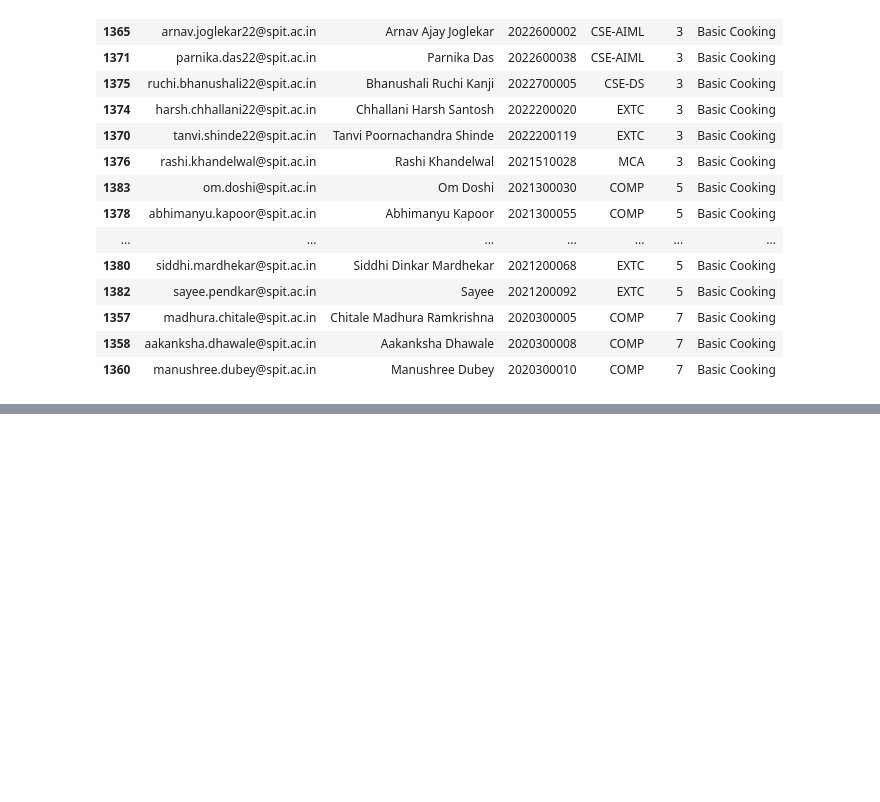
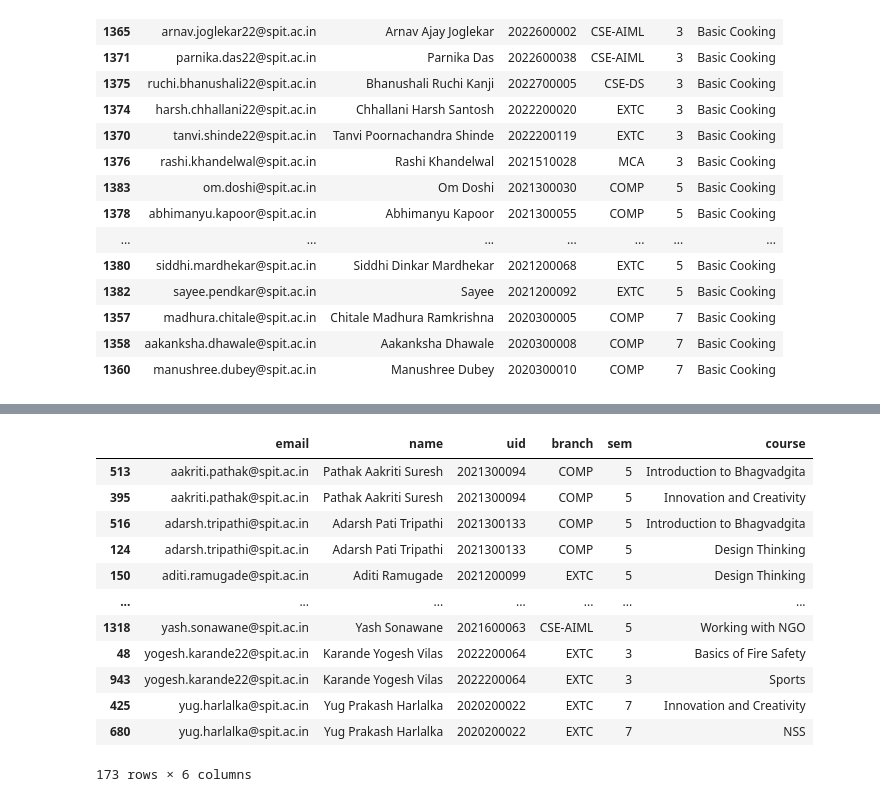
Before and after one commit to Hitstar53/SEVA-SATVA-Course-Analyzer, a Jupyter notebook: preprocessing/preprocessing-sheet3.ipynb, the cells around one changed output, grey strips where cells are left out. Cells and saved outputs as stored; diff of their text form; code cells hidden in the pictures; blank space fills up the shorter version.

```diff
--- a/preprocess/preprocessing-sheet3.ipynb
+++ b/preprocessing/preprocessing-sheet3.ipynb
@@ -415,0 +428,2 @@ sheet3.to_csv(os.path.join(data_dir, 'sheet-3.csv'), index=False)
+# %%
+sheet3.drop_duplicates(inplace=True, keep='first', ignore_index=True)
@@ -415,0 +442,18 @@ sheet3.to_csv(os.path.join(data_dir, 'sheet-3.csv'), index=False)
+# %%
+duplicate_emails = set(sheet3['email'][sheet3.duplicated(subset=['email'])].values)
+duplicated_rows = sheet3[sheet3['email'].map(lambda x: x in duplicate_emails)].sort_values(by='email')
+duplicated_rows
+# %% [output]
+|  | email | name | uid | branch | sem | course |
+| 513 | aakriti.pathak@spit.ac.in | Pathak Aakriti Suresh | 2021300094 | COMP | 5 | Introduction to Bhagvadgita |
+| 395 | aakriti.pathak@spit.ac.in | Pathak Aakriti Suresh | 2021300094 | COMP | 5 | Innovation and Creativity |
+| 516 | adarsh.tripathi@spit.ac.in | Adarsh Pati Tripathi | 2021300133 | COMP | 5 | Introduction to Bhagvadgita |
+| 124 | adarsh.tripathi@spit.ac.in | Adarsh Pati Tripathi | 2021300133 | COMP | 5 | Design Thinking |
+| 150 | aditi.ramugade@spit.ac.in | Aditi Ramugade | 2021200099 | EXTC | 5 | Design Thinking |
+| ... | ... | ... | ... | ... | ... | ... |
+| 1318 | yash.sonawane@spit.ac.in | Yash Sonawane | 2021600063 | CSE-AIML | 5 | Working with NGO |
+| 48 | yogesh.karande22@spit.ac.in | Karande Yogesh Vilas | 2022200064 | EXTC | 3 | Basics of Fire Safety |
+| 943 | yogesh.karande22@spit.ac.in | Karande Yogesh Vilas | 2022200064 | EXTC | 3 | Sports |
+| 425 | yug.harlalka@spit.ac.in | Yug Prakash Harlalka | 2020200022 | EXTC | 7 | Innovation and Creativity |
+| 680 | yug.harlalka@spit.ac.in | Yug Prakash Harlalka | 2020200022 | EXTC | 7 | NSS |
+173 rows × 6 columns
```
Also changed, not shown: parts of 15 cells of this notebook, 19 other files.
